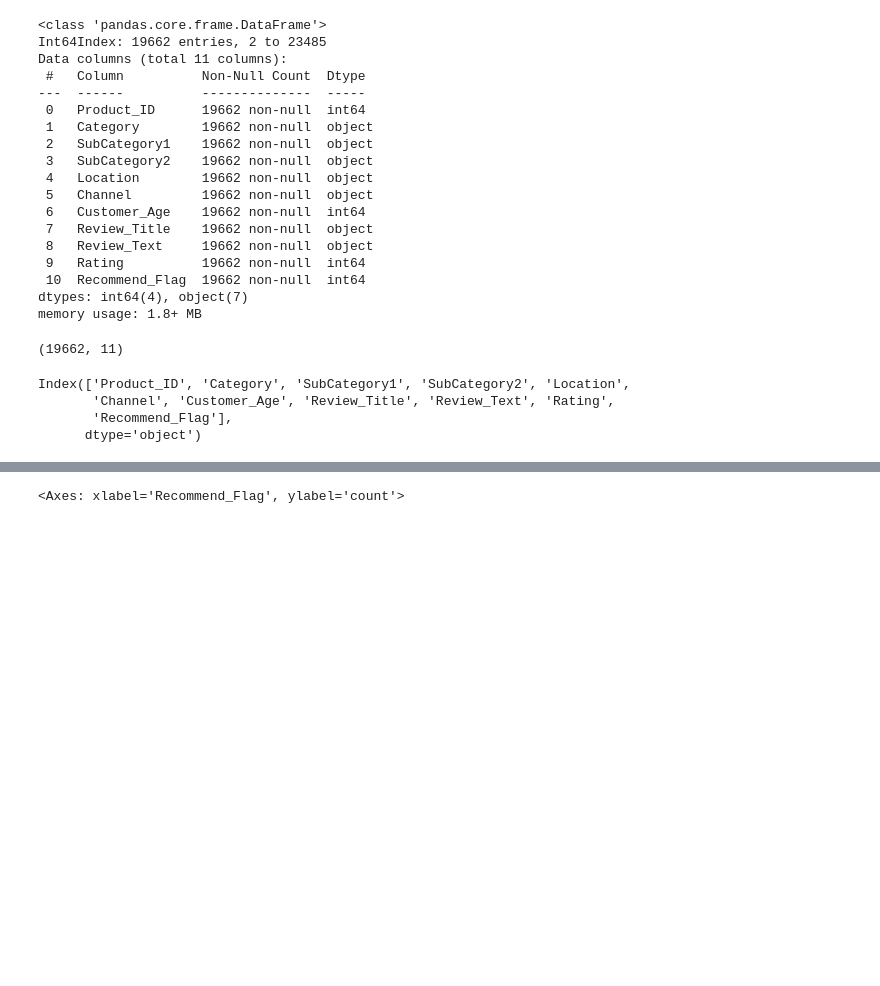
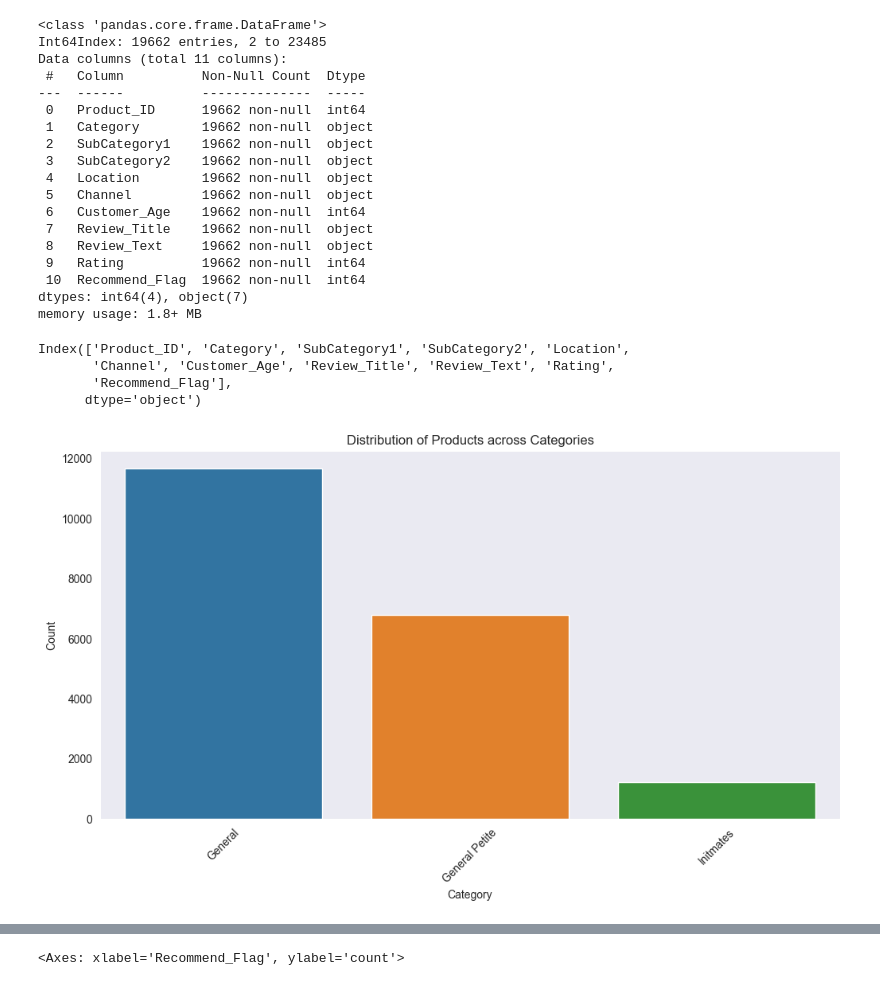
Before and after one commit to phallyn-chean/data-science-project, a Jupyter notebook: src/Data_Cleaning.ipynb, the cells around one changed output, grey strips where cells are left out. Cells and saved outputs as stored; diff of their text form; code cells hidden in the pictures; blank space fills up the shorter version.

```diff
--- a/src/Data_Cleaning.ipynb
+++ b/src/Data_Cleaning.ipynb
@@ -223,10 +231,6 @@ Data columns (total 11 columns):
  10  Recommend_Flag  19662 non-null  int64
 dtypes: int64(4), object(7)
 memory usage: 1.8+ MB
-# %%
-dataset.shape
-# %% [output]
-(19662, 11)
 # %%
 #Explore the basic analysis
 # %%
@@ -236,3 +240,13 @@ Index(['Product_ID', 'Category', 'SubCategory1', 'SubCategory2', 'Location',
        'Channel', 'Customer_Age', 'Review_Title', 'Review_Text', 'Rating',
        'Recommend_Flag'],
       dtype='object')
+# %%
+plt.figure(figsize=(12, 6))
+sns.countplot(x='Category', data=dataset)
+plt.title('Distribution of Products across Categories')
+plt.xlabel('Category')
+plt.ylabel('Count')
+plt.xticks(rotation=45)
+plt.show()
+# %% [output]
+[figure, added]
```
Also changed, not shown: parts of 10 cells of this notebook.
